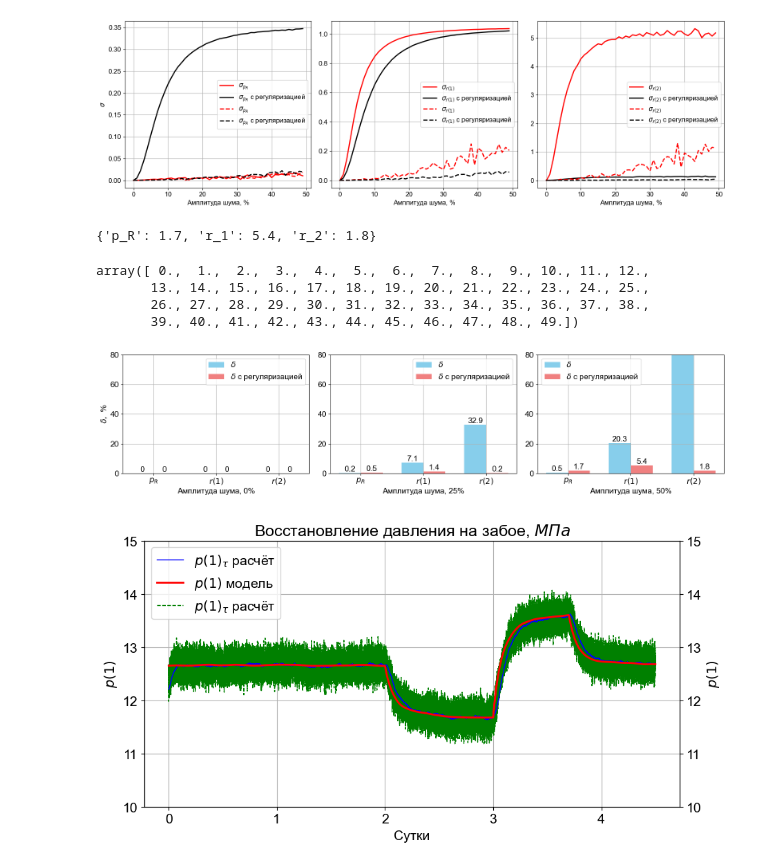
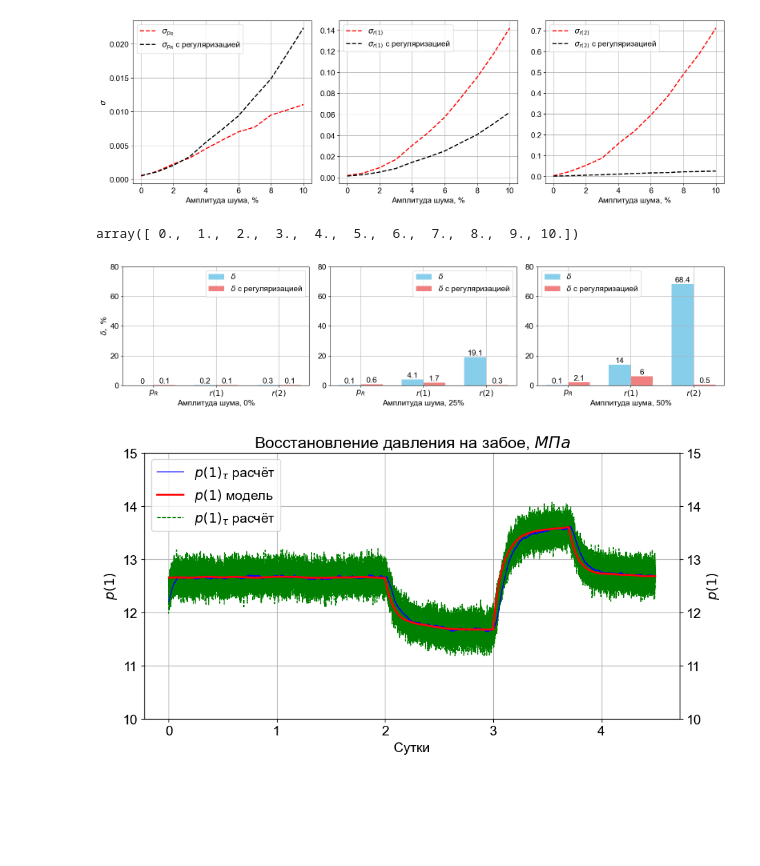
Before and after one commit to IANovoselov/well, a Jupyter notebook: src/experiments/noise.ipynb, the cells around one changed output. Saved outputs shown, nothing was run; the diff lists cells and outputs as text; code cells hidden in the pictures; blank space fills up the shorter version.

```diff
--- a/src/experiments/noise.ipynb
+++ b/src/experiments/noise.ipynb
@@ -109,10 +109,10 @@ plot.show()
 # Устойчивость идентификации
 
 quant_step_list = [None]
-denominator_list = [1]
-experiment_num_max = 50
+denominator_list = [20]
+experiment_num_max = 250
 
-noise_list = np.arange(0, 0.5, 0.0125)
+noise_list = np.arange(0, 0.11, 0.01)
 
 res = get_res_dict_for_ident(len(quant_step_list), len(denominator_list), len(noise_list), experiment_num_max)
 res_regul = get_res_dict_for_ident(len(quant_step_list), len(denominator_list), len(noise_list), experiment_num_max)
@@ -137,15 +137,15 @@ def identificate_both(res, res_regul, filter_name = None):
 
     regul_times = [(1, 4.5)]
     calc_df_regul = get_data_by_slices(calc_df, ident_dt, regul_times)
-    b_regul = identificate_regul(calc_df_regul, calc_df_static, well.reservoir.v_r, m2=1, m3=2.5*ident_k)
+    b_regul = identificate_regul(calc_df_regul, calc_df_static, well.reservoir.v_r, m2=1, m3=3*ident_k)
 
     res['p_R'][i, j, k, experiment_num] = b[0]
     res['r_1'][i, j, k, experiment_num] = b[1]
     res['r_2'][i, j, k, experiment_num] = b[2]
 
-    res_regul['p_R'][i, j, k, experiment_num] = b_regul[0]
-    res_regul['r_1'][i, j, k, experiment_num] = b_regul[1]
-    res_regul['r_2'][i, j, k, experiment_num] = b_regul[2]
+    res_regul['p_R'][i, j, k, experiment_num] = b_regul[0][0]
+    res_regul['r_1'][i, j, k, experiment_num] = b_regul[1][0]
+    res_regul['r_2'][i, j, k, experiment_num] = b_regul[2][0]
 
     return calc_df, df_ident
 
@@ -154,5 +154,5 @@ for i, quant_step in enumerate(quant_step_list):
   for j, denominator in enumerate(denominator_list):
     for k, noise in enumerate(noise_list):
       for experiment_num in range(experiment_num_max):
-        calc_df, df_ident = identificate_both(res, res_regul, filter_name=None)
+        #calc_df, df_ident = identificate_both(res, res_regul, filter_name=None)
         calc_df, df_ident = identificate_both(res_filterd, res_regul_filtered, filter_name='aperiodic')
@@ -186,65 +166,54 @@ plt.figure(figsize=(16, 5))
 
 # График давления
 plt.subplot(1, 3, 1)
-plt.plot(noise_list, calc_rsd_by_series(res['p_R'][0,0], well.reservoir.p_R), 'r', lw=2, label='$\sigma_{p_R}$')
-plt.plot(noise_list, calc_rsd_by_series(res_regul['p_R'][0,0], well.reservoir.p_R), 'k', label='$\sigma_{p_R}$ с регуляризацией', lw=2)
+#plt.plot(noise_list, calc_rsd_by_series(res['p_R'][0,0], well.reservoir.p_R), 'r', lw=2, label='$\sigma_{p_R}$')
+#plt.plot(noise_list, calc_rsd_by_series(res_regul['p_R'][0,0], well.reservoir.p_R), 'k', label='$\sigma_{p_R}$ с регуляризацией', lw=2)
 plt.plot(noise_list, calc_rsd_by_series(res_filterd['p_R'][0,0], well.reservoir.p_R), 'r--', label='$\sigma_{p_R}$', lw=2)
 plt.plot(noise_list, calc_rsd_by_series(res_regul_filtered['p_R'][0,0], well.reservoir.p_R), 'k--', label='$\sigma_{p_R}$ с регуляризацией', lw=2)
 plt.xlabel('Амплитуда шума, %')
 plt.ylabel('$\sigma$')
 plt.legend()
 plt.grid()
 
 
 # График НЧ шума
 plt.subplot(1, 3, 2)
-plt.plot(noise_list, calc_rsd_by_series(res['r_1'][0,0], well.reservoir.r_1), label='$\sigma_{r(1)}$', color='r', lw=2)
-plt.plot(noise_list, calc_rsd_by_series(res_regul['r_1'][0,0], well.reservoir.r_1), label='$\sigma_{r(1)}$ с регуляризацией', color='k', lw=2)
+#plt.plot(noise_list, calc_rsd_by_series(res['r_1'][0,0], well.reservoir.r_1), label='$\sigma_{r(1)}$', color='r', lw=2)
+#plt.plot(noise_list, calc_rsd_by_series(res_regul['r_1'][0,0], well.reservoir.r_1), label='$\sigma_{r(1)}$ с регуляризацией', color='k', lw=2)
 plt.plot(noise_list, calc_rsd_by_series(res_filterd['r_1'][0,0], well.reservoir.r_1), 'r--', label='$\sigma_{r(1)}$', lw=2)
 plt.plot(noise_list, calc_rsd_by_series(res_regul_filtered['r_1'][0,0], well.reservoir.r_1), 'k--', label='$\sigma_{r(1)}$ с регуляризацией', lw=2)
 plt.xlabel('Амплитуда шума, %')
 plt.legend()
 plt.grid()
 #plt.ylim(0, 0.8)
 
 # График ВЧ шума
 plt.subplot(1, 3, 3)
-plt.plot(noise_list, calc_rsd_by_series(res['r_2'][0,0], well.reservoir.r_2), 'r', label='$\sigma_{r(2)}$', lw=2)
-plt.plot(noise_list, calc_rsd_by_series(res_regul['r_2'][0,0], well.reservoir.r_2), 'k', label='$\sigma_{r(2)}$ с регуляризацией', lw=2)
+#plt.plot(noise_list, calc_rsd_by_series(res['r_2'][0,0], well.reservoir.r_2), 'r', label='$\sigma_{r(2)}$', lw=2)
+#plt.plot(noise_list, calc_rsd_by_series(res_regul['r_2'][0,0], well.reservoir.r_2), 'k', label='$\sigma_{r(2)}$ с регуляризацией', lw=2)
 plt.plot(noise_list, calc_rsd_by_series(res_filterd['r_2'][0,0], well.reservoir.r_2), 'r--', label='$\sigma_{r(2)}$', lw=2)
 plt.plot(noise_list, calc_rsd_by_series(res_regul_filtered['r_2'][0,0], well.reservoir.r_2), 'k--', label='$\sigma_{r(2)}$ с регуляризацией', lw=2)
 plt.xlabel('Амплитуда шума, %')
 plt.legend()
 plt.grid()
 #plt.ylim(0, 0.8)
 
 
 plt.tight_layout()
 plt.show()
 # %% [output]
-[figure, old version]
+[figure, new version]
-# %%
-errors = {'p_R': calc_error(res_regul_filtered['p_R'][0,0,-1], well.reservoir.p_R),
-          'r_1': calc_error(res_regul_filtered['r_1'][0,0,-1], well.reservoir.r_1),
-          'r_2': calc_error(res_regul_filtered['r_2'][0,0,-1], well.reservoir.r_2),
-          }
-errors
-# %% [output]
-{'p_R': 1.7, 'r_1': 5.4, 'r_2': 1.8}
 # %%
 noise_list
 # %% [output]
-array([ 0.,  1.,  2.,  3.,  4.,  5.,  6.,  7.,  8.,  9., 10., 11., 12.,
-       13., 14., 15., 16., 17., 18., 19., 20., 21., 22., 23., 24., 25.,
-       26., 27., 28., 29., 30., 31., 32., 33., 34., 35., 36., 37., 38.,
-       39., 40., 41., 42., 43., 44., 45., 46., 47., 48., 49.])
+array([ 0.,  1.,  2.,  3.,  4.,  5.,  6.,  7.,  8.,  9., 10.])
 # %%
-from identification.service_layer.services import error_diagrams
+from src.identification.service_layer.services import error_diagrams
 
 plt = error_diagrams(plt, res_filterd, res_regul_filtered, well)
 plt.show()
 # %% [output]
-[figure, old version]
+[figure, new version]
 # %%
 from matplotlib import pyplot as plt
 fig, ax = plt.subplots(figsize=(10, 5))
```
Also changed, not shown: parts of 5 cells of this notebook, 4 other files.
